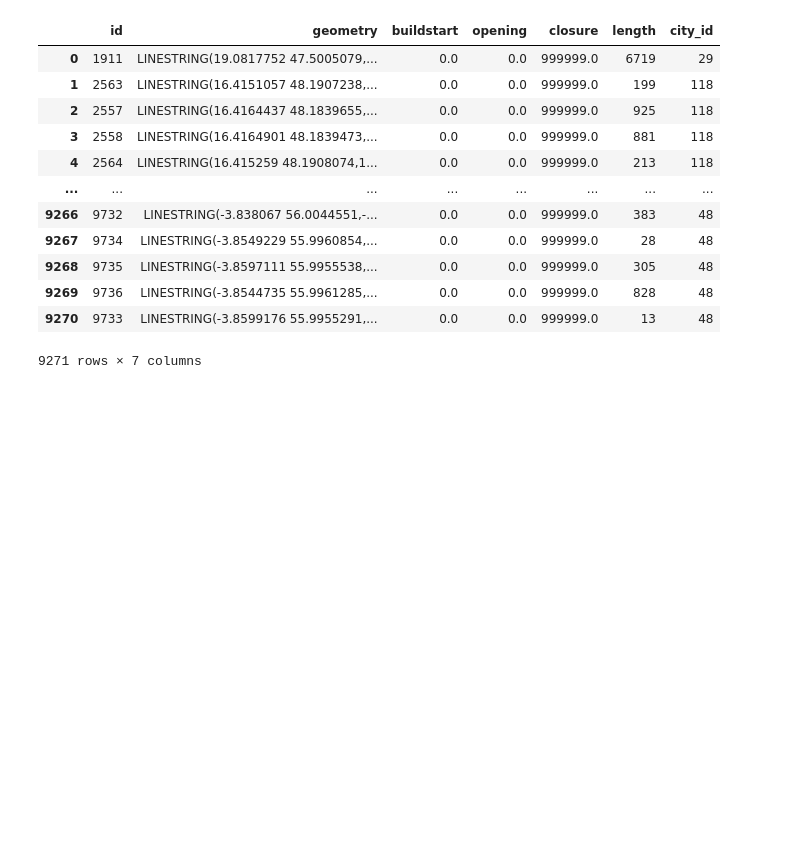
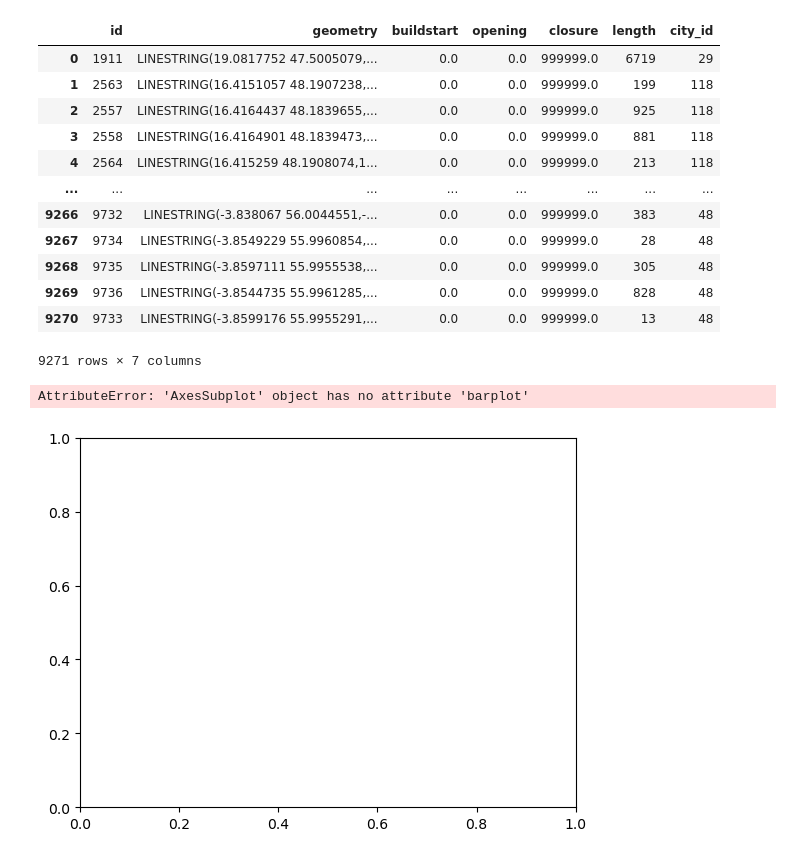
Before and after one commit to JaimeVRodriguez/transit_systems_of_word_eda, a Jupyter notebook: notebooks/testing.ipynb, the cells around one changed output. Drawn from its saved outputs; the diff is of its cells as text; code cells hidden in the pictures; blank space fills up the shorter version.

Commit message:
begin overall country data plot

```diff
--- a/notebooks/testing.ipynb
+++ b/notebooks/testing.ipynb
@@ -127,3 +128,47 @@ tracks
 | 9269 | 9736 | LINESTRING(-3.8544735 55.9961285,... | 0.0 | 0.0 | 999999.0 | 828 | 48 |
 | 9270 | 9733 | LINESTRING(-3.8599176 55.9955291,... | 0.0 | 0.0 | 999999.0 | 13 | 48 |
 9271 rows × 7 columns
+# %%
+ranked_countries = cities["country"].value_counts().sort_values(ascending=False)
+
+top_country = ranked_countries.max()
+top_country_name = ranked_countries.idxmax()
+
+bottom_country = ranked_countries.min()
+bottom_country_name = ranked_countries.idxmax()
+
+median_country = ranked_countries.median()
+median_country_name = ranked_countries.index[int((len(ranked_countries) -1 ) / 2)]
+
+q3a_country = ranked_countries.iloc[17]
+q3a_country_name = ranked_countries.index[17]
+
+q3b_country = ranked_countries.iloc[18]
+q3b_country_name = ranked_countries.index[18]
+
+
+q1a_country = ranked_countries.iloc[-18]
+q1a_country_name = ranked_countries.index[-18]
+
+q1b_country = ranked_countries.iloc[-19]
+q1b_country_name = ranked_countries.index[-19]
+
+countries = [
+    top_country_name, q3a_country_name,
+    q3b_country_name, median_country_name,
+    q1a_country_name, q1b_country_name,
+    bottom_country_name]
+
+values = [
+    top_country, q3a_country,
+    q3b_country, median_country,
+    q1a_country, q1b_country,
+    bottom_country
+]
+
+fig, ax = plt.subplots()
+
+ax.barplot(countries, values)
+# %% [output]
+AttributeError: 'AxesSubplot' object has no attribute 'barplot'
+[figure, added]
```
Also changed, not shown: parts of 3 cells of this notebook.
